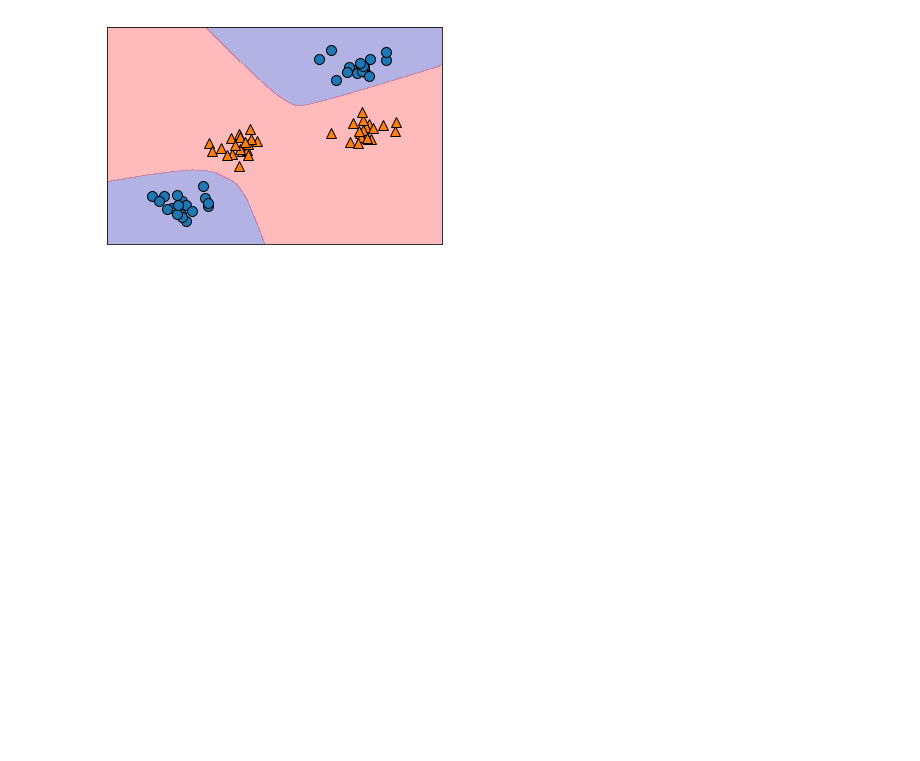
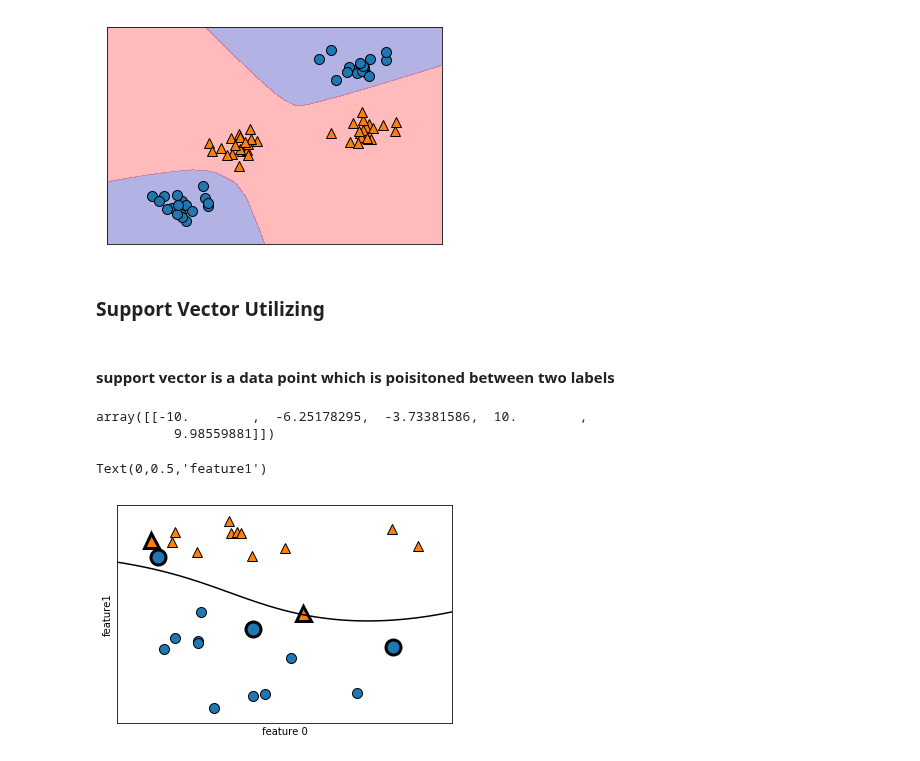
Before and after one commit to AllenEdgarPoe/ML_practice, a Jupyter notebook: SVM.ipynb, the cells around one changed output. Cells and saved outputs as stored; diff of their text form; code cells hidden in the pictures; blank space fills up the shorter version.

```diff
--- a/SVM.ipynb
+++ b/SVM.ipynb
@@ -87,3 +89,27 @@ mglearn.discrete_scatter(X_train[:,0], X_train[:,1], y_train)
 [<matplotlib.lines.Line2D at 0x...>,
  <matplotlib.lines.Line2D at 0x...>]
 [figure]
+# %% [markdown]
+### Support Vector Utilizing
+# %% [markdown]
+#### support vector is a data point which is poisitoned between two labels
+# %%
+svm.dual_coef_
+# %% [output]
+array([[-10.        ,  -6.25178295,  -3.73381586,  10.        ,
+          9.98559881]])
+# %%
+from sklearn.svm import SVC
+X,y = mglearn.tools.make_handcrafted_dataset()
+svm = SVC(kernel = 'rbf', C=10, gamma =.1).fit(X,y)
+mglearn.plots.plot_2d_separator(svm, X, eps = .5) #separator
+mglearn.discrete_scatter(X[:,0], X[:,1], y )
+sv = svm.support_vectors_
+
+sv_labels = svm.dual_coef_.ravel()>0 #each point's importance
+mglearn.discrete_scatter(sv[:,0], sv[:,1], sv_labels, s = 15, markeredgewidth =3) #support vector
+plt.xlabel('feature 0')
+plt.ylabel('feature1')
+# %% [output]
+Text(0,0.5,'feature1')
+[figure, added]
```
Also changed, not shown: parts of 7 cells of this notebook.
